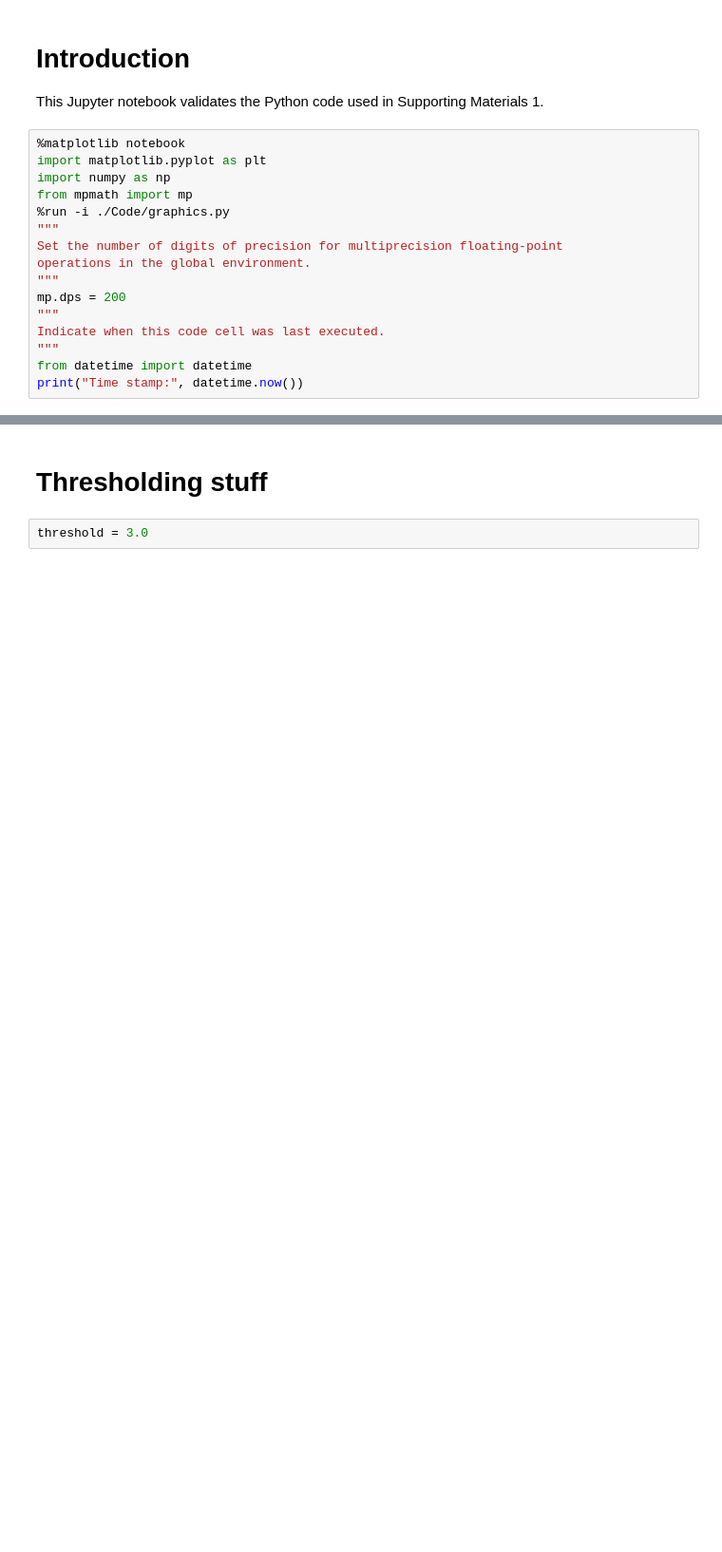
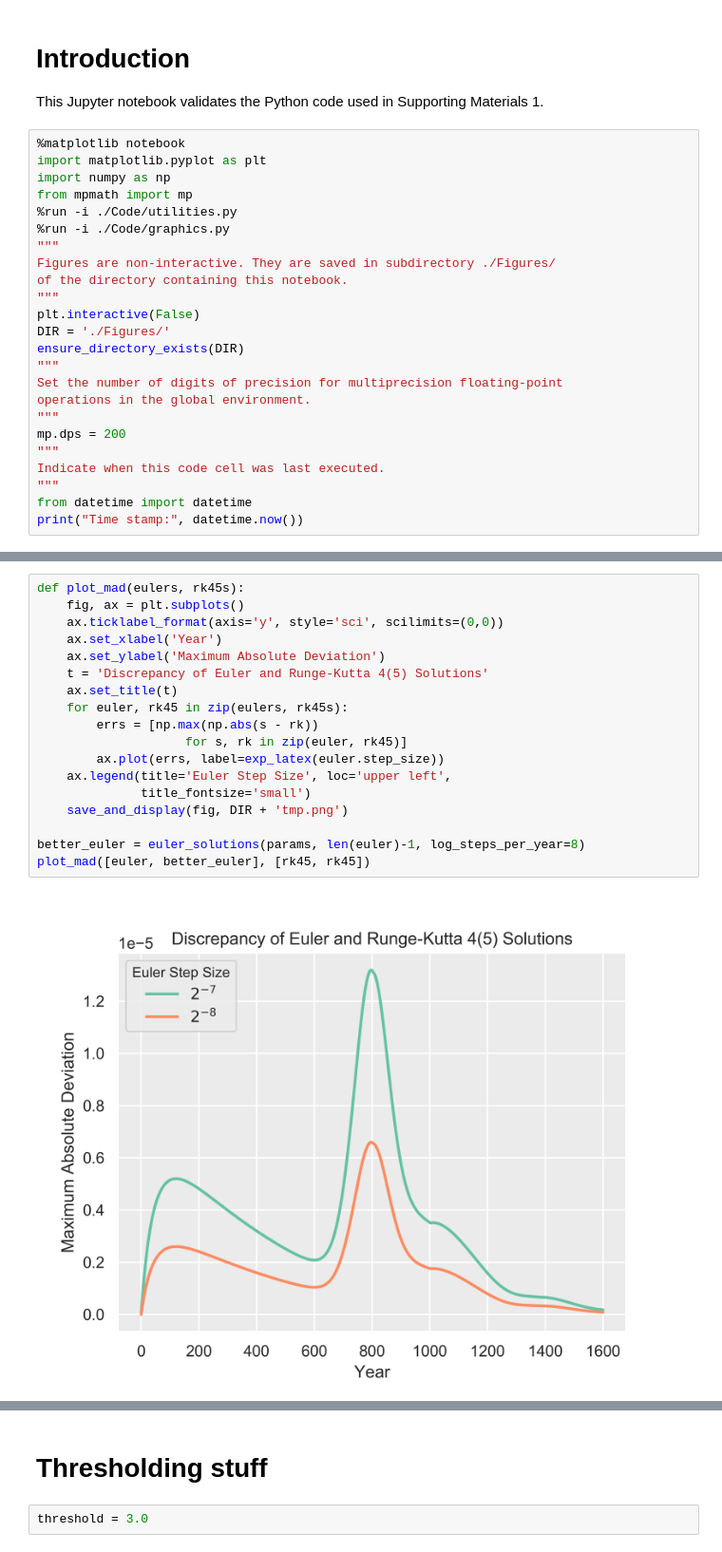
Before and after one commit to TMEnglish/BasenerSanford, a Jupyter notebook: Supporting Materials 2.ipynb, the cells around one changed output, grey strips where cells are left out. Shown at 95% size. Cells and saved outputs as stored; diff of their text form; blank space fills up the shorter version.

```diff
--- a/Supporting Materials 2.ipynb
+++ b/Supporting Materials 2.ipynb
@@ -7,7 +7,15 @@ This Jupyter notebook validates the Python code used in Supporting Materials 1.
 import matplotlib.pyplot as plt
 import numpy as np
 from mpmath import mp
+%run -i ./Code/utilities.py
 %run -i ./Code/graphics.py
+"""
+Figures are non-interactive. They are saved in subdirectory ./Figures/
+of the directory containing this notebook.
+"""
+plt.interactive(False)
+DIR = './Figures/'
+ensure_directory_exists(DIR)
 """
 Set the number of digits of precision for multiprecision floating-point
 operations in the global environment.
@@ -120,0 +111,20 @@ Wall time: 1min 6s
+# %%
+def plot_mad(eulers, rk45s):
+    fig, ax = plt.subplots()
+    ax.ticklabel_format(axis='y', style='sci', scilimits=(0,0))
+    ax.set_xlabel('Year')
+    ax.set_ylabel('Maximum Absolute Deviation')
+    t = 'Discrepancy of Euler and Runge-Kutta 4(5) Solutions'
+    ax.set_title(t)
+    for euler, rk45 in zip(eulers, rk45s):
+        errs = [np.max(np.abs(s - rk))
+                    for s, rk in zip(euler, rk45)]
+        ax.plot(errs, label=exp_latex(euler.step_size))
+    ax.legend(title='Euler Step Size', loc='upper left',
+              title_fontsize='small')
+    save_and_display(fig, DIR + 'tmp.png')
+
+better_euler = euler_solutions(params, len(euler)-1, log_steps_per_year=8)
+plot_mad([euler, better_euler], [rk45, rk45])
+# %% [output]
+[figure, added]
```
Also changed, not shown: parts of 26 cells of this notebook, 11 other files.
